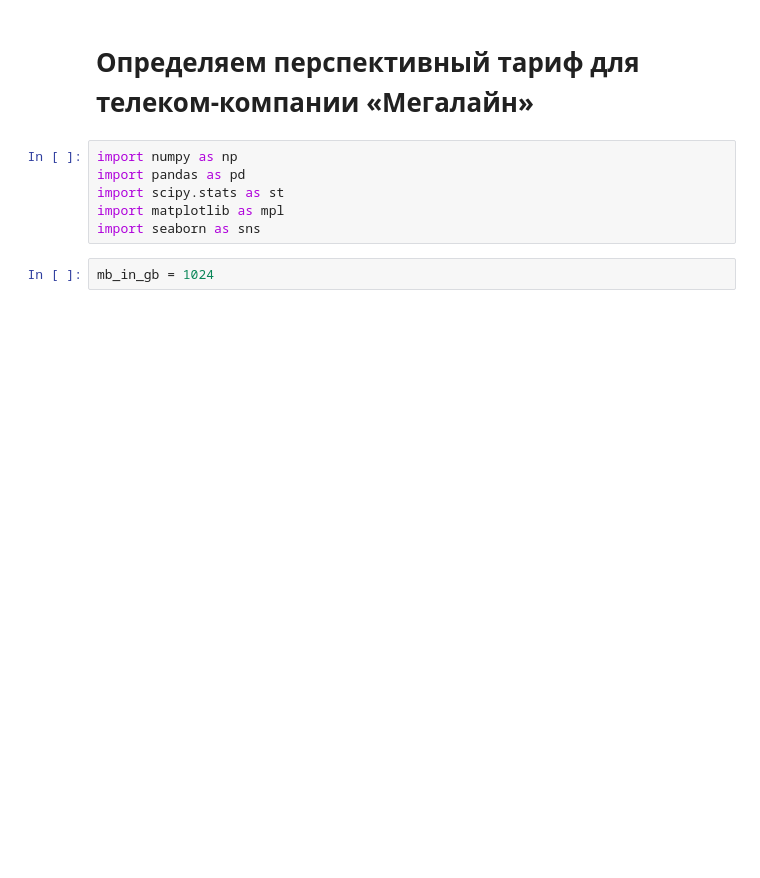
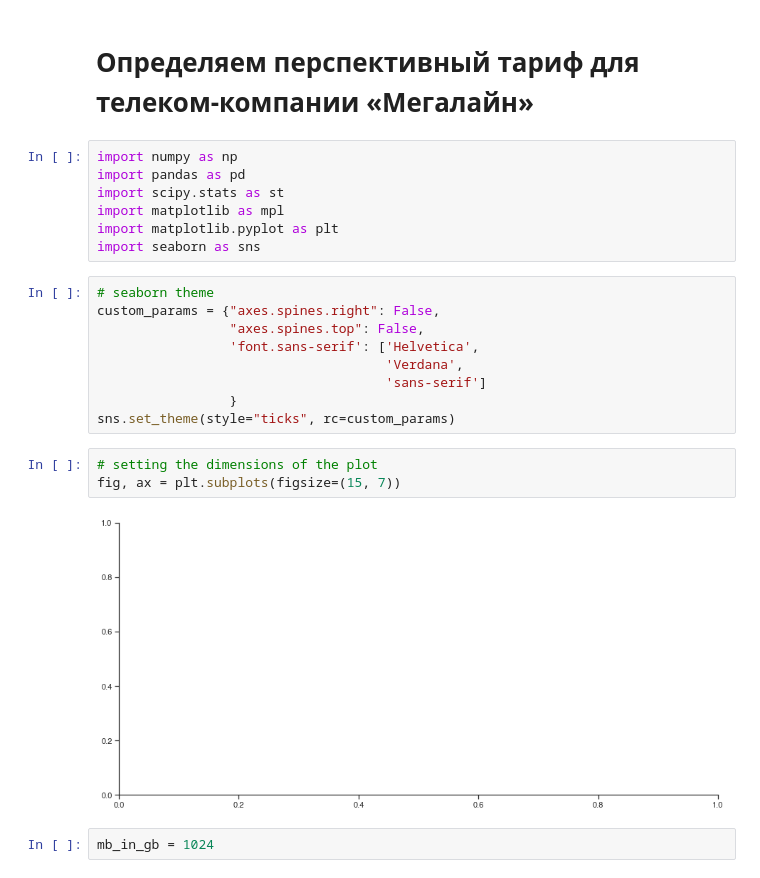
Before and after one commit to zabelin-ds/practicum, a Jupyter notebook: 04_project/megaline_00.ipynb, the cells around one changed output. Cells and saved outputs as stored; diff of their text form; blank space fills up the shorter version.

```diff
--- a/04_project/megaline_00.ipynb
+++ b/04_project/megaline_00.ipynb
@@ -5,7 +5,22 @@ import numpy as np
 import pandas as pd
 import scipy.stats as st
 import matplotlib as mpl
+import matplotlib.pyplot as plt
 import seaborn as sns
+# %%
+# seaborn theme
+custom_params = {"axes.spines.right": False,
+                 "axes.spines.top": False,
+                 'font.sans-serif': ['Helvetica',
+                                     'Verdana',
+                                     'sans-serif']
+                 }
+sns.set_theme(style="ticks", rc=custom_params)
+# %%
+# setting the dimensions of the plot
+fig, ax = plt.subplots(figsize=(15, 7))
+# %% [output]
+[figure, added]
 # %%
 mb_in_gb = 1024
 # %% [markdown]
```
Also changed, not shown: parts of 88 cells of this notebook.
